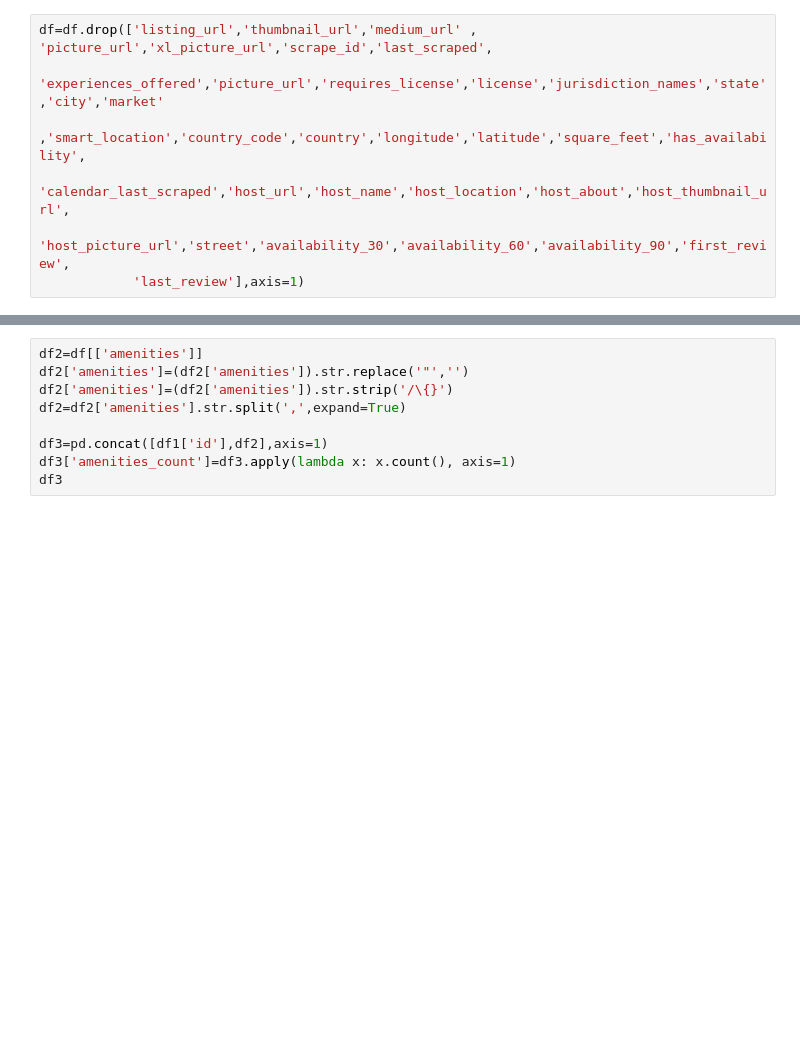
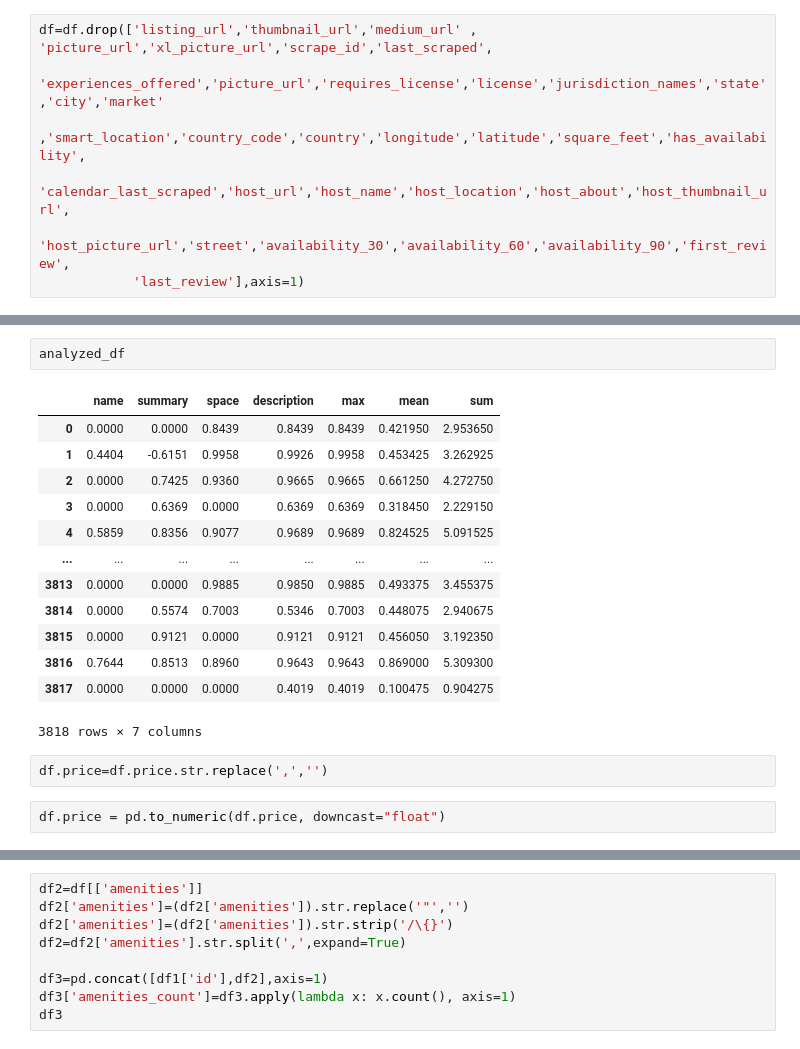
Before and after one commit to Ajax243/Airbnb_Seattle, a Jupyter notebook: listings_notebook.ipynb, the cells around one changed output, grey strips where cells are left out. Cells and saved outputs as stored; diff of their text form; blank space fills up the shorter version.

```diff
--- a/listings_notebook.ipynb
+++ b/listings_notebook.ipynb
@@ -95,0 +127,20 @@ reviews_per_month                 : float64
+# %%
+analyzed_df
+# %% [output]
+|  | name | summary | space | description | max | mean | sum |
+| 0 | 0.0000 | 0.0000 | 0.8439 | 0.8439 | 0.8439 | 0.421950 | 2.953650 |
+| 1 | 0.4404 | -0.6151 | 0.9958 | 0.9926 | 0.9958 | 0.453425 | 3.262925 |
+| 2 | 0.0000 | 0.7425 | 0.9360 | 0.9665 | 0.9665 | 0.661250 | 4.272750 |
+| 3 | 0.0000 | 0.6369 | 0.0000 | 0.6369 | 0.6369 | 0.318450 | 2.229150 |
+| 4 | 0.5859 | 0.8356 | 0.9077 | 0.9689 | 0.9689 | 0.824525 | 5.091525 |
+| ... | ... | ... | ... | ... | ... | ... | ... |
+| 3813 | 0.0000 | 0.0000 | 0.9885 | 0.9850 | 0.9885 | 0.493375 | 3.455375 |
+| 3814 | 0.0000 | 0.5574 | 0.7003 | 0.5346 | 0.7003 | 0.448075 | 2.940675 |
+| 3815 | 0.0000 | 0.9121 | 0.0000 | 0.9121 | 0.9121 | 0.456050 | 3.192350 |
+| 3816 | 0.7644 | 0.8513 | 0.8960 | 0.9643 | 0.9643 | 0.869000 | 5.309300 |
+| 3817 | 0.0000 | 0.0000 | 0.0000 | 0.4019 | 0.4019 | 0.100475 | 0.904275 |
+3818 rows × 7 columns
+# %%
+df.price=df.price.str.replace(',','')
+# %%
+df.price = pd.to_numeric(df.price, downcast="float")
```
Also changed, not shown: parts of 17 cells of this notebook.
